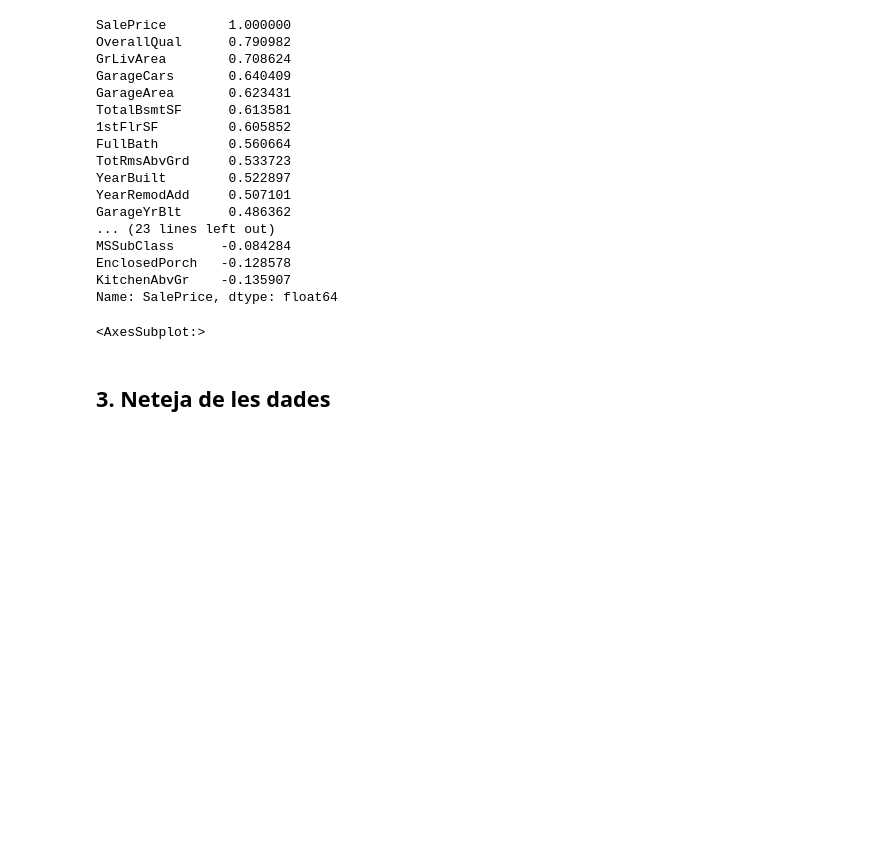
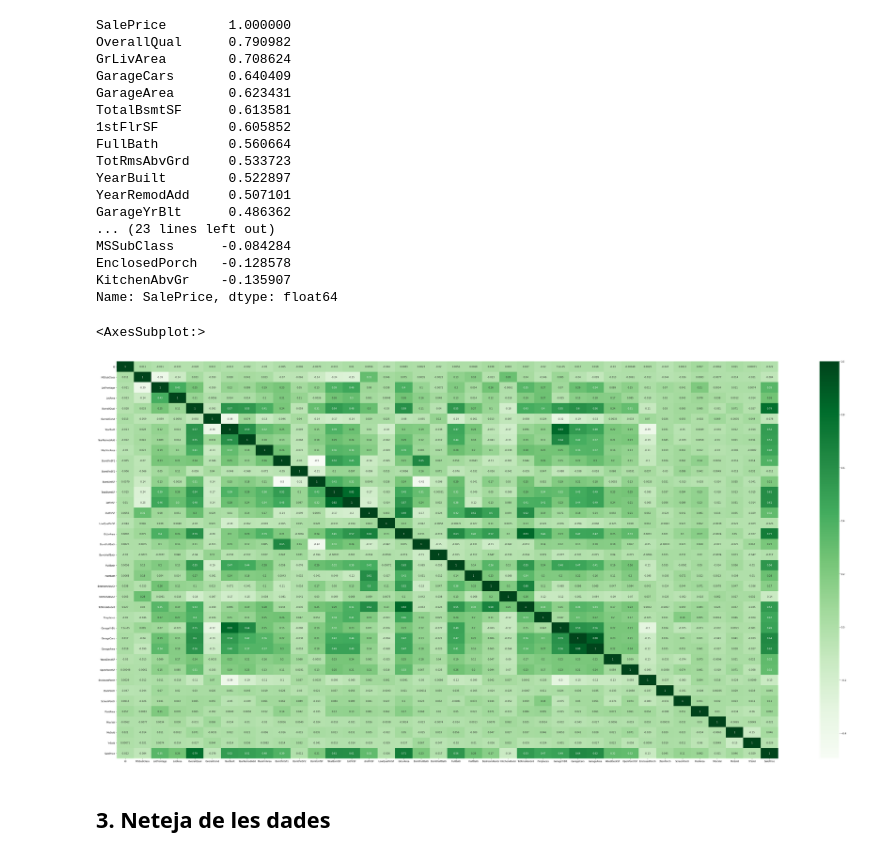
Before and after one commit to Biel-Altimira/house_prices, a Jupyter notebook: house prices/house_prices.ipynb, the cells around one changed output. Cells and saved outputs as stored; diff of their text form; code cells hidden in the pictures; blank space fills up the shorter version.

```diff
--- a/house prices/house_prices.ipynb
+++ b/house prices/house_prices.ipynb
@@ -134,9 +134,10 @@ KitchenAbvGr    -0.135907
 Name: SalePrice, dtype: float64
 # %%
 plt.figure(figsize=(65, 32))
-sns.heatmap(coefficient_corr, annot=True, cmap="Greens")
+# sns.heatmap(coefficient_corr, annot=True, cmap="Greens")
 # %% [output]
 <AxesSubplot:>
+[figure, added]
 # %% [markdown]
 ## 3. Neteja de les dades
 # %% [markdown]
```
Also changed, not shown: parts of 16 cells of this notebook.
